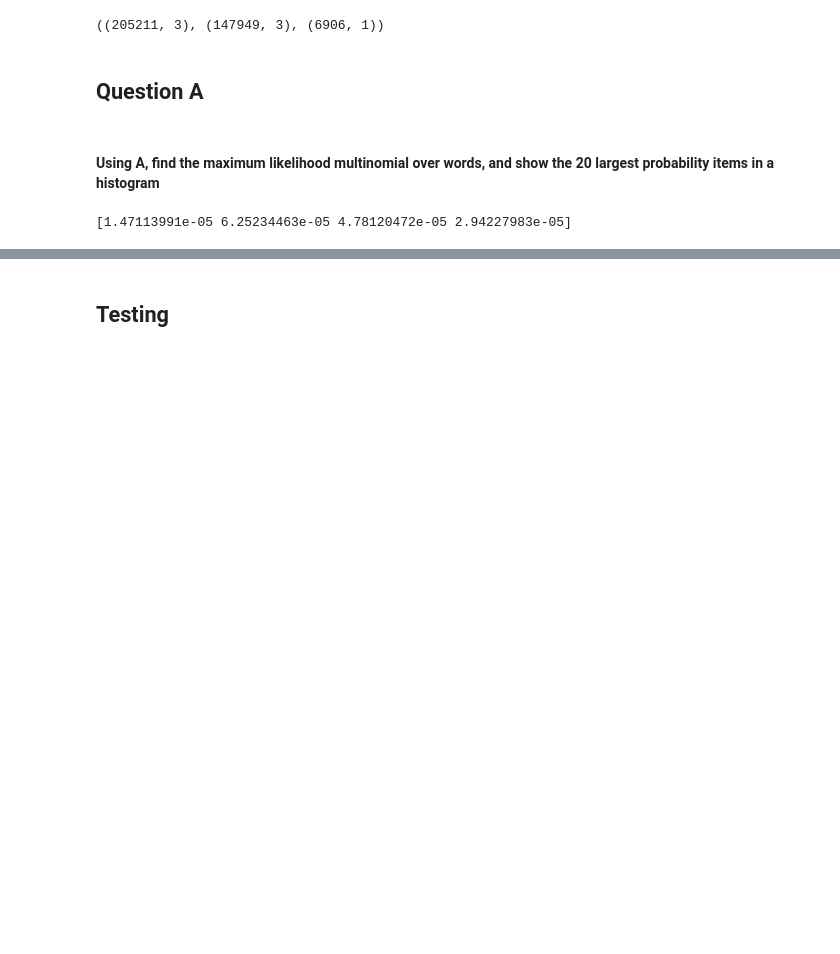
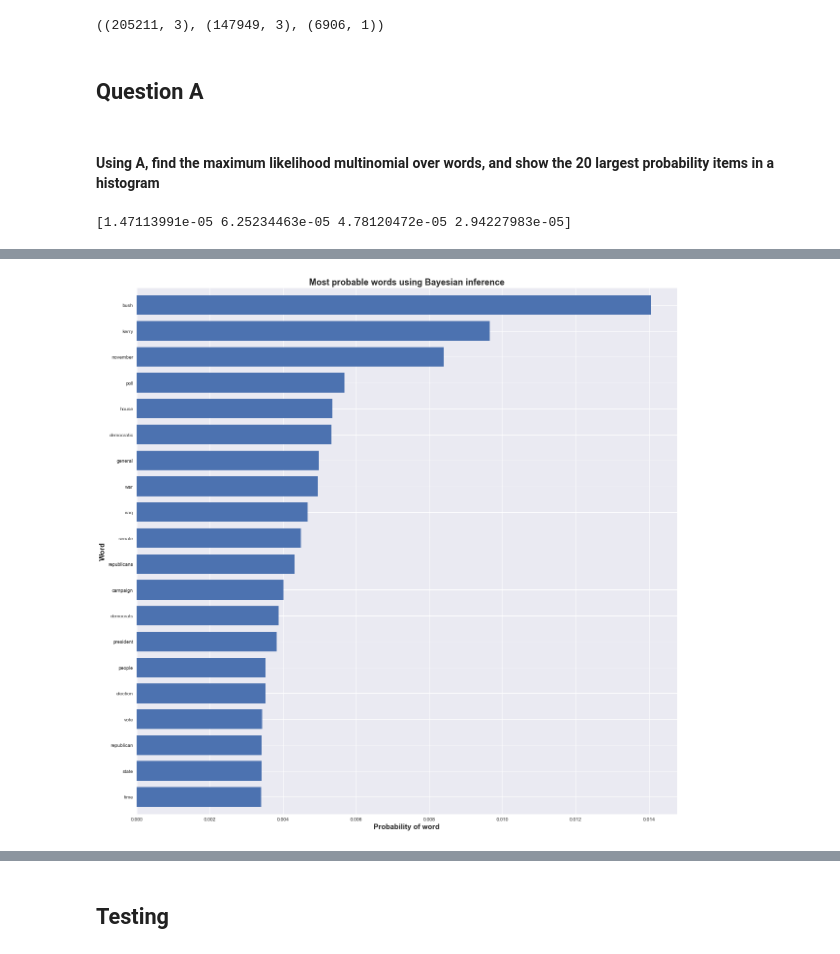
Before and after one commit to AlejandroSantorum/MPhil_MLMI_Cambridge, a Jupyter notebook: 4F13-Probabilistic_Machine_Learning/Lab/lab3/code/coursework3.ipynb, the cells around one changed output, grey strips where cells are left out. Cells and saved outputs as stored; diff of their text form; code cells hidden in the pictures; blank space fills up the shorter version.

```diff
--- a/4F13-Probabilistic_Machine_Learning/Lab/lab3/code/coursework3.ipynb
+++ b/4F13-Probabilistic_Machine_Learning/Lab/lab3/code/coursework3.ipynb
@@ -63,0 +95,13 @@ plt.ylim([-0.7, N_HIGHEST_WORDS+0.7])
+# %%
+word_count = np.array([np.sum(A[A[:,WORDID_IND] == i][:,COUNT_IND]) for i in range(len(V))])
+# %%
+alpha = 0.1
+dirich_params = word_count + alpha
+dirich_betas = dirich_params/np.sum(dirich_params)
+# %%
+n = 20
+top_dirich_betas, top_dirich_namewords = get_sorted_params(dirich_betas, vocab=V, N=n, top=True)
+
+plot_barh(top_dirich_betas, top_dirich_namewords, N=n, title="Most probable words using Bayesian inference")
+# %% [output]
+[figure, added]
```
Also changed, not shown: parts of 39 cells of this notebook, 2 other files.
